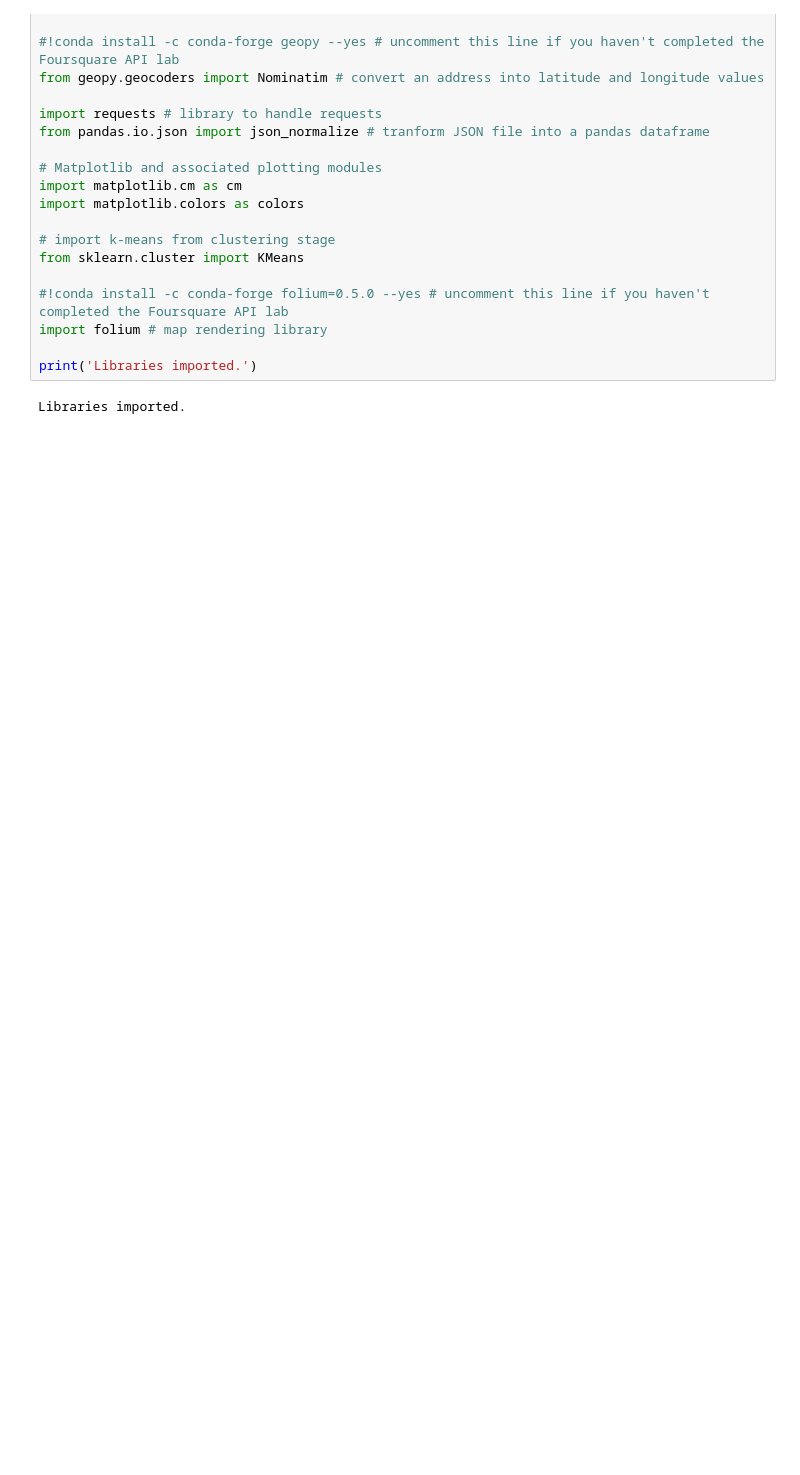
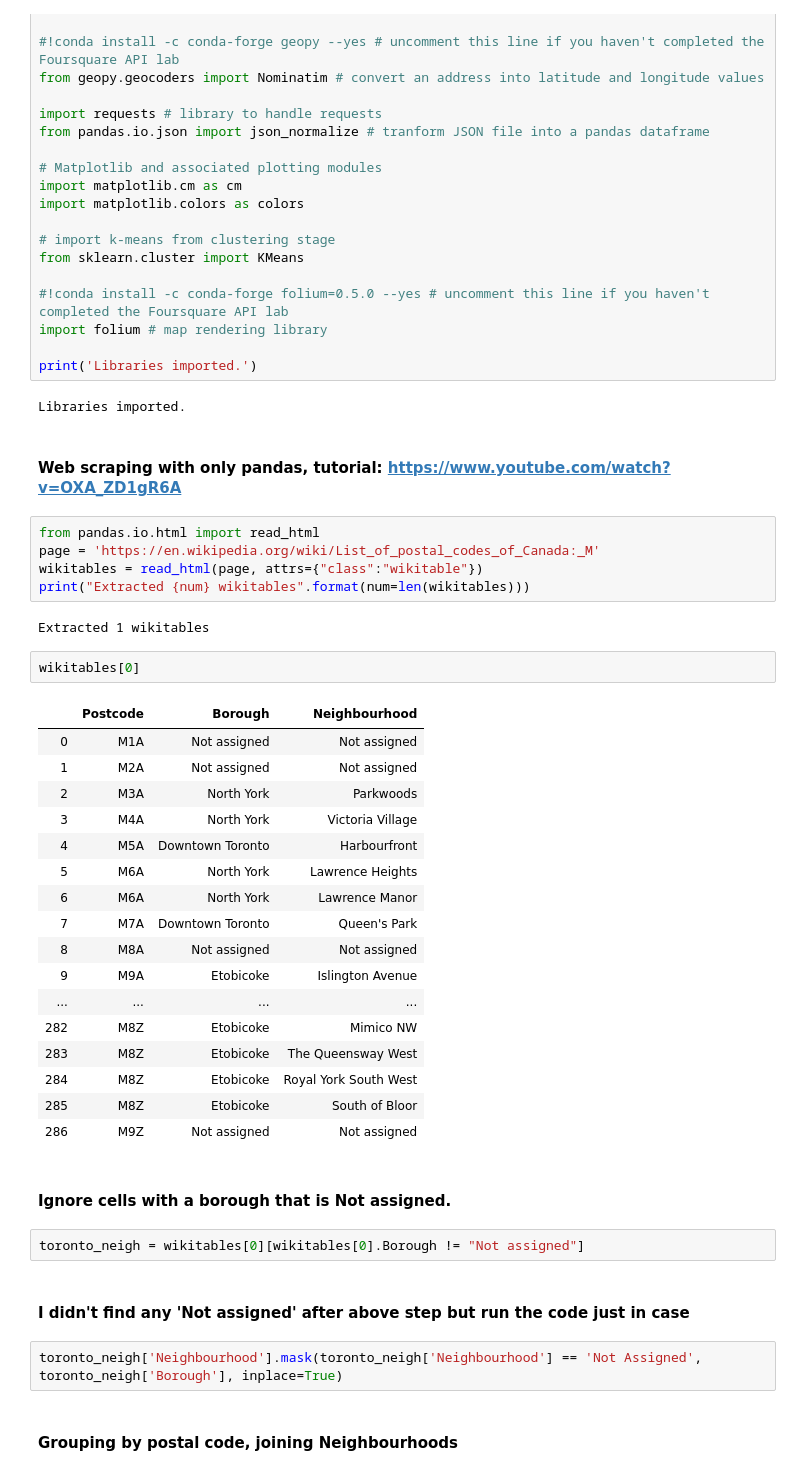
Before and after one commit to ygrynechko/Data_Science_Capstone, a Jupyter notebook: Coursera_Capstone.ipynb, the cells around one changed output. Saved outputs shown, nothing was run; the diff lists cells and outputs as text; blank space fills up the shorter version.

```diff
--- a/Coursera_Capstone.ipynb
+++ b/Coursera_Capstone.ipynb
@@ -47,3 +47,42 @@ import folium # map rendering library
 print('Libraries imported.')
 # %% [output]
 Libraries imported.
+# %% [markdown]
+#### Web scraping with only pandas, tutorial: https://www.youtube.com/watch?v=OXA_ZD1gR6A
+# %%
+from pandas.io.html import read_html
+page = 'https://en.wikipedia.org/wiki/List_of_postal_codes_of_Canada:_M'
+wikitables = read_html(page, attrs={"class":"wikitable"})
+print("Extracted {num} wikitables".format(num=len(wikitables)))
+# %% [output]
+Extracted 1 wikitables
+# %%
+wikitables[0]
+# %% [output]
+|  | Postcode | Borough | Neighbourhood |
+| 0 | M1A | Not assigned | Not assigned |
+| 1 | M2A | Not assigned | Not assigned |
+| 2 | M3A | North York | Parkwoods |
+| 3 | M4A | North York | Victoria Village |
+| 4 | M5A | Downtown Toronto | Harbourfront |
+| 5 | M6A | North York | Lawrence Heights |
+| 6 | M6A | North York | Lawrence Manor |
+| 7 | M7A | Downtown Toronto | Queen's Park |
+| 8 | M8A | Not assigned | Not assigned |
+| 9 | M9A | Etobicoke | Islington Avenue |
+| ... | ... | ... | ... |
+| 282 | M8Z | Etobicoke | Mimico NW |
+| 283 | M8Z | Etobicoke | The Queensway West |
+| 284 | M8Z | Etobicoke | Royal York South West |
+| 285 | M8Z | Etobicoke | South of Bloor |
+| 286 | M9Z | Not assigned | Not assigned |
+# %% [markdown]
+#### Ignore cells with a borough that is Not assigned.
+# %%
+toronto_neigh = wikitables[0][wikitables[0].Borough != "Not assigned"]
+# %% [markdown]
+#### I didn't find any 'Not assigned' after above step but run the code just in case
+# %%
+toronto_neigh['Neighbourhood'].mask(toronto_neigh['Neighbourhood'] == 'Not Assigned', toronto_neigh['Borough'], inplace=True)
+# %% [markdown]
+#### Grouping by postal code, joining Neighbourhoods
```
Also changed, not shown: parts of 3 cells of this notebook.
